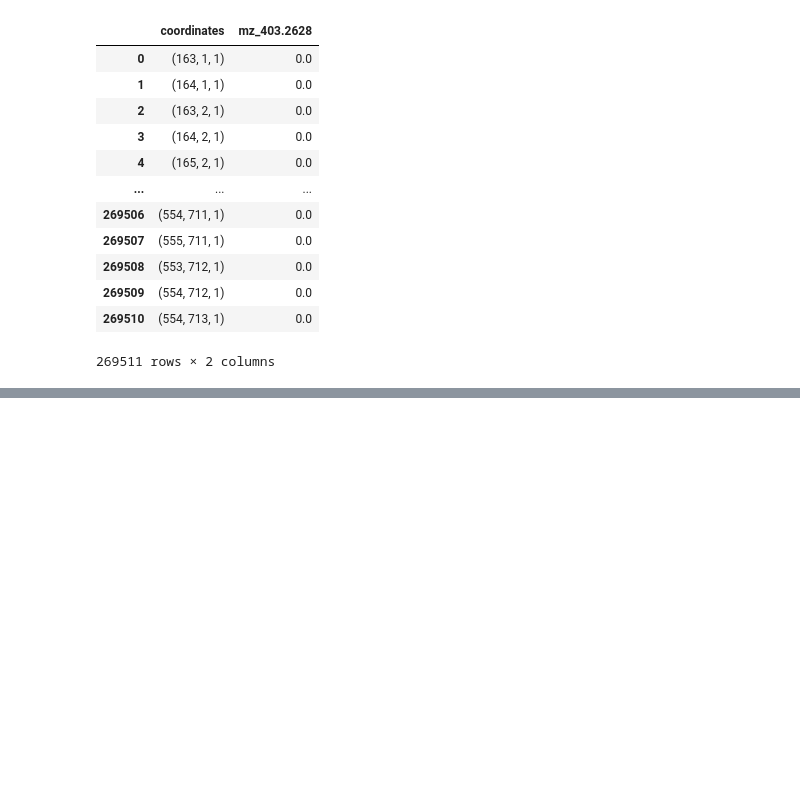
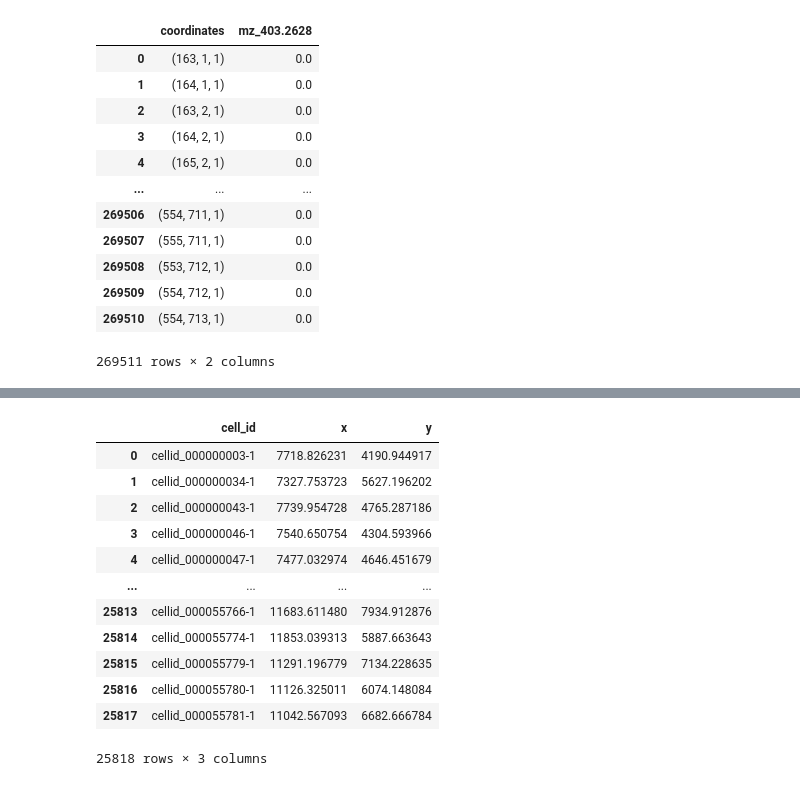
Before and after one commit to krastegar/MALDI_Metabolomics, a Jupyter notebook: notebooks/Alignment_pipeline_beta.ipynb, the cells around one changed output, grey strips where cells are left out. Saved outputs shown, nothing was run; the diff lists cells and outputs as text; code cells hidden in the pictures; blank space fills up the shorter version.

```diff
--- a/notebooks/Alignment_pipeline_beta.ipynb
+++ b/notebooks/Alignment_pipeline_beta.ipynb
@@ -541,0 +547,7 @@ Rendering 269,511 points total, 12,042 with signal
+# %%
+# going to attempt to get the metabolites and immune cells that justus found on the same coordinates
+import scanpy as sc
+
+# subset of visium data that has been cell segmented and found in the MALDI region of the H&E
+cells_in_maldi_grid = sc.read_h5ad('/home/kia/MALDI_Metabolomics/visium_sub.h5ad')
+cells_in_maldi_grid
@@ -541,0 +659,18 @@ Rendering 269,511 points total, 12,042 with signal
+# %%
+maldi_cell_df = cells_in_maldi_grid.obs.reset_index()
+maldi_cell_df.rename(columns={'index':'cell_id'}, inplace=True)
+maldi_cell_df
+# %% [output]
+|  | cell_id | x | y |
+| 0 | cellid_000000003-1 | 7718.826231 | 4190.944917 |
+| 1 | cellid_000000034-1 | 7327.753723 | 5627.196202 |
+| 2 | cellid_000000043-1 | 7739.954728 | 4765.287186 |
+| 3 | cellid_000000046-1 | 7540.650754 | 4304.593966 |
+| 4 | cellid_000000047-1 | 7477.032974 | 4646.451679 |
+| ... | ... | ... | ... |
+| 25813 | cellid_000055766-1 | 11683.611480 | 7934.912876 |
+| 25814 | cellid_000055774-1 | 11853.039313 | 5887.663643 |
+| 25815 | cellid_000055779-1 | 11291.196779 | 7134.228635 |
+| 25816 | cellid_000055780-1 | 11126.325011 | 6074.148084 |
+| 25817 | cellid_000055781-1 | 11042.567093 | 6682.666784 |
+25818 rows × 3 columns
```
Also changed, not shown: parts of 14 cells of this notebook, 2 other files.
